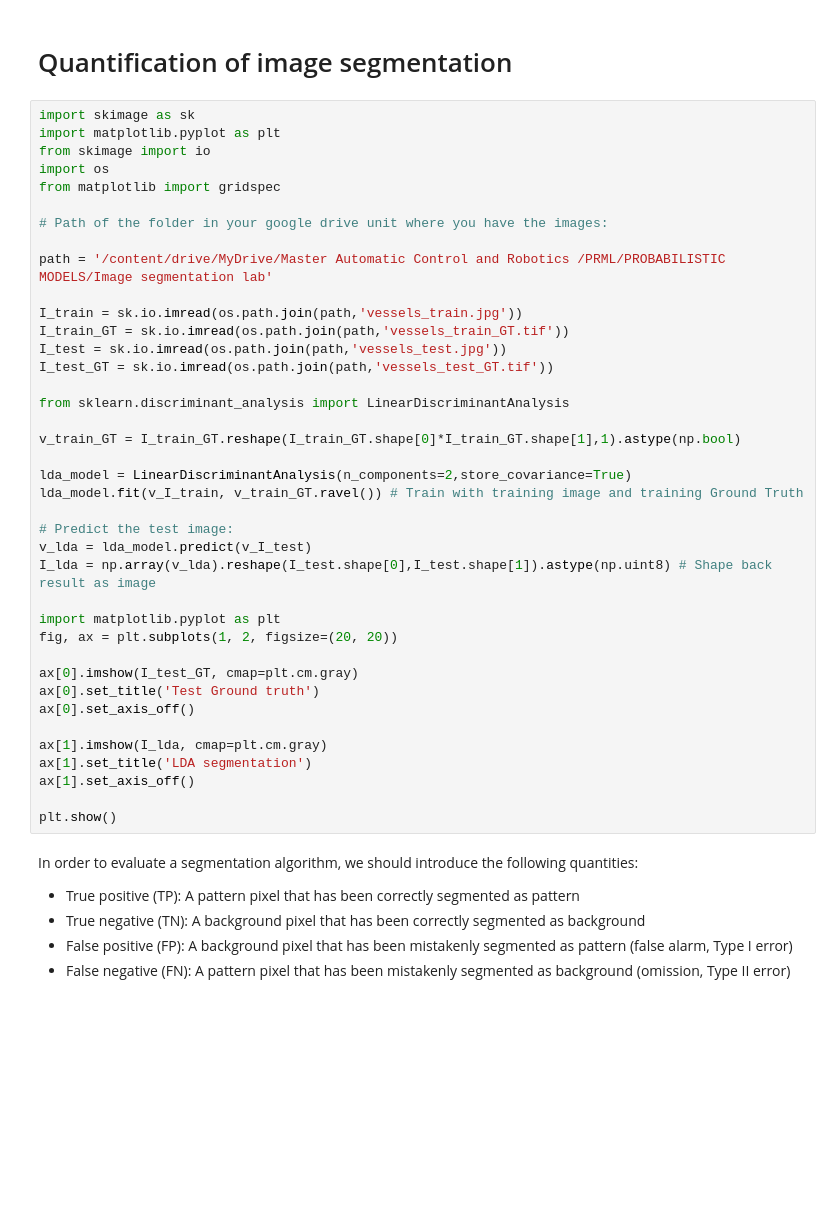
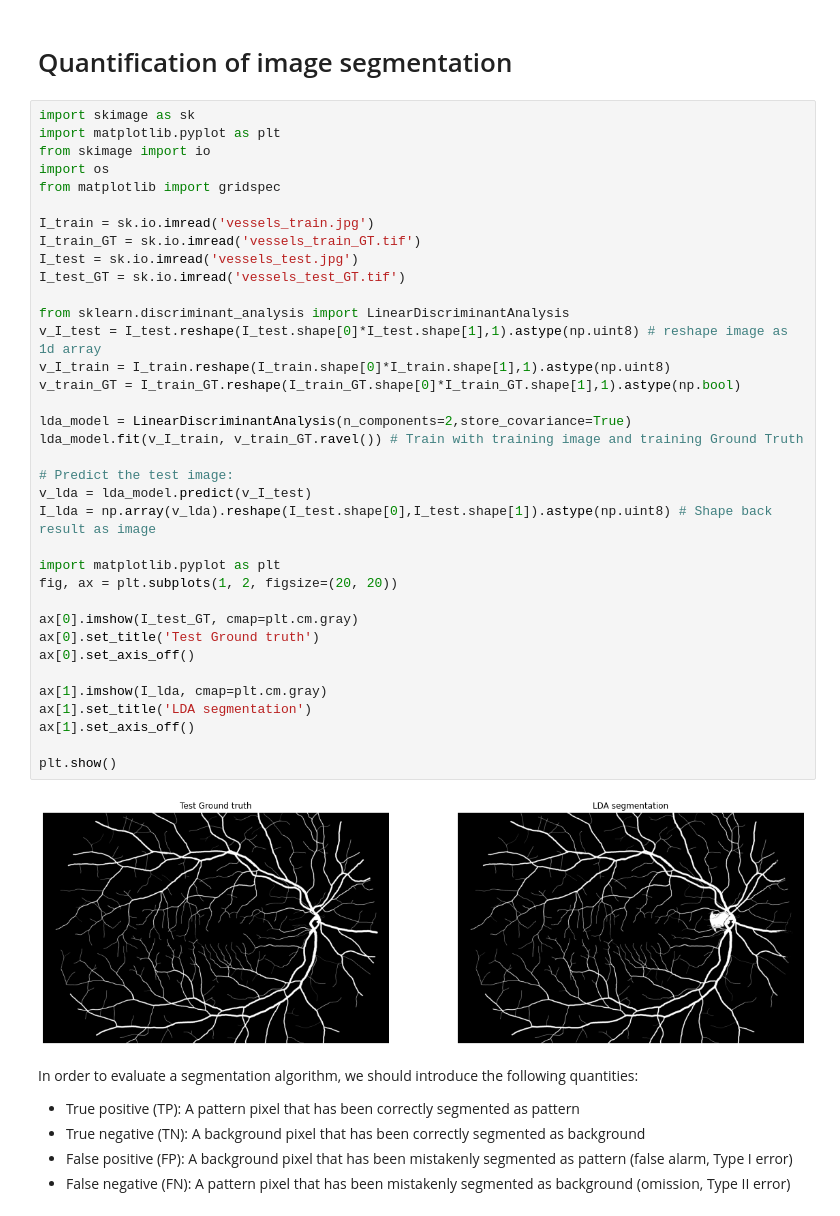
Before and after one commit to raulbenitez/PRML_Probabilistic_classifiers, a Jupyter notebook: Performance_evaluation.ipynb, the cells around one changed output. Saved outputs shown, nothing was run; the diff lists cells and outputs as text; blank space fills up the shorter version.

```diff
--- a/Performance_evaluation.ipynb
+++ b/Performance_evaluation.ipynb
@@ -299,42 +313,41 @@ Set your threshold: 0.1
 # %%
 import skimage as sk
 import matplotlib.pyplot as plt
 from skimage import io
 import os
 from matplotlib import gridspec
 
-# Path of the folder in your google drive unit where you have the images:
-
-path = '/content/drive/MyDrive/Master Automatic Control and Robotics /PRML/PROBABILISTIC MODELS/Image segmentation lab'
-
-I_train = sk.io.imread(os.path.join(path,'vessels_train.jpg'))
-I_train_GT = sk.io.imread(os.path.join(path,'vessels_train_GT.tif'))
-I_test = sk.io.imread(os.path.join(path,'vessels_test.jpg'))
-I_test_GT = sk.io.imread(os.path.join(path,'vessels_test_GT.tif'))
+I_train = sk.io.imread('vessels_train.jpg')
+I_train_GT = sk.io.imread('vessels_train_GT.tif')
+I_test = sk.io.imread('vessels_test.jpg')
+I_test_GT = sk.io.imread('vessels_test_GT.tif')
 
 from sklearn.discriminant_analysis import LinearDiscriminantAnalysis
-
+v_I_test = I_test.reshape(I_test.shape[0]*I_test.shape[1],1).astype(np.uint8) # reshape image as 1d array
+v_I_train = I_train.reshape(I_train.shape[0]*I_train.shape[1],1).astype(np.uint8)
 v_train_GT = I_train_GT.reshape(I_train_GT.shape[0]*I_train_GT.shape[1],1).astype(np.bool)
 
 lda_model = LinearDiscriminantAnalysis(n_components=2,store_covariance=True)
 lda_model.fit(v_I_train, v_train_GT.ravel()) # Train with training image and training Ground Truth
 
 # Predict the test image:
 v_lda = lda_model.predict(v_I_test)
 I_lda = np.array(v_lda).reshape(I_test.shape[0],I_test.shape[1]).astype(np.uint8) # Shape back result as image
 
 import matplotlib.pyplot as plt
 fig, ax = plt.subplots(1, 2, figsize=(20, 20))
 
 ax[0].imshow(I_test_GT, cmap=plt.cm.gray)
 ax[0].set_title('Test Ground truth')
 ax[0].set_axis_off()
 
 ax[1].imshow(I_lda, cmap=plt.cm.gray)
 ax[1].set_title('LDA segmentation')
 ax[1].set_axis_off()
 
 plt.show()
+# %% [output]
+[figure, added]
 # %% [markdown]
 
 In order to evaluate a segmentation algorithm, we should introduce the following quantities:
```
Also changed, not shown: parts of 10 cells of this notebook.
